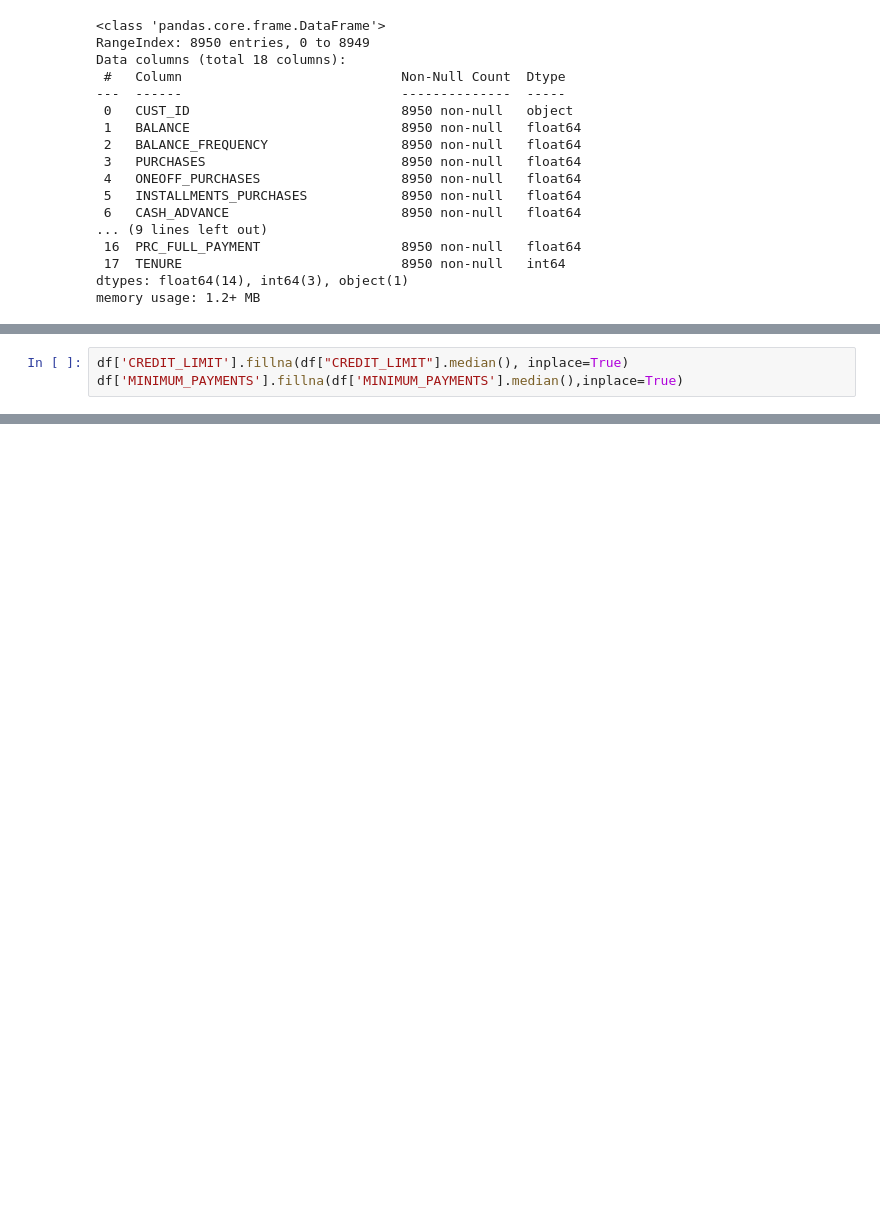
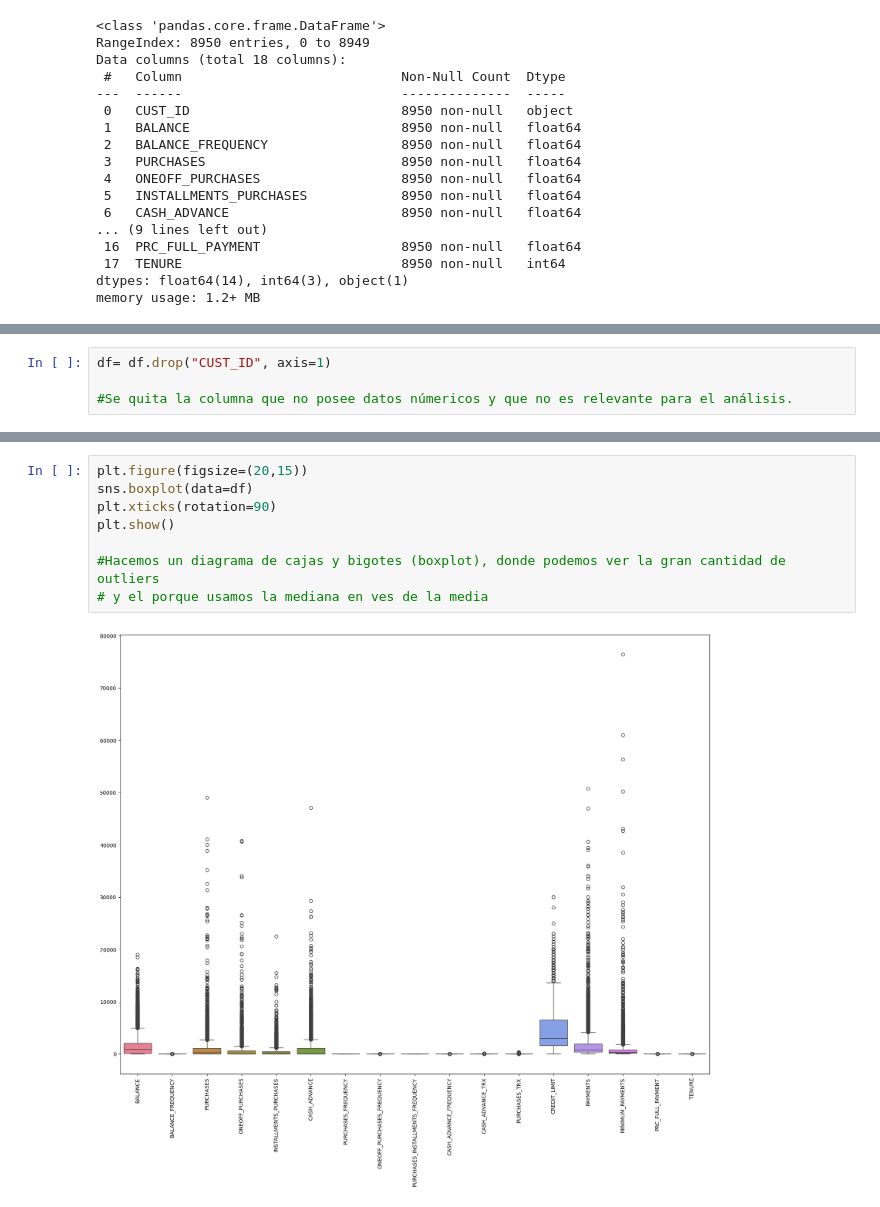
Before and after one commit to ByAlexX15/customer-segmentation-financial, a Jupyter notebook: notebooks/01_eda.ipynb, the cells around one changed output, grey strips where cells are left out. Saved outputs shown, nothing was run; the diff lists cells and outputs as text; blank space fills up the shorter version.

```diff
--- a/notebooks/01_eda.ipynb
+++ b/notebooks/01_eda.ipynb
@@ -59,3 +50,7 @@ df.describe()
+# %%
+df= df.drop("CUST_ID", axis=1)
+
+#Se quita la columna que no posee datos númericos y que no es relevante para el análisis.
 # %%
 df.isnull().sum()
 #isnull() ->verifica que datos sean "nulos" o "faltantes" y con el .sum() los sumamos para saber el total de los datos faltantes.
@@ -79,6 +73,3 @@ MINIMUM_PAYMENTS                    313
 PRC_FULL_PAYMENT                      0
 TENURE                                0
 dtype: int64
-# %%
-df['CREDIT_LIMIT'].fillna(df["CREDIT_LIMIT"].median(), inplace=True)
-df['MINIMUM_PAYMENTS'].fillna(df['MINIMUM_PAYMENTS'].median(),inplace=True)
@@ -111,0 +113,10 @@ Name: MINIMUM_PAYMENTS, dtype: float64
+# %%
+plt.figure(figsize=(20,15))
+sns.boxplot(data=df)
+plt.xticks(rotation=90)
+plt.show()
+
+#Hacemos un diagrama de cajas y bigotes (boxplot), donde podemos ver la gran cantidad de outliers
+# y el porque usamos la mediana en ves de la media
+# %% [output]
+[figure, added]
```
Also changed, not shown: parts of 25 cells of this notebook.
